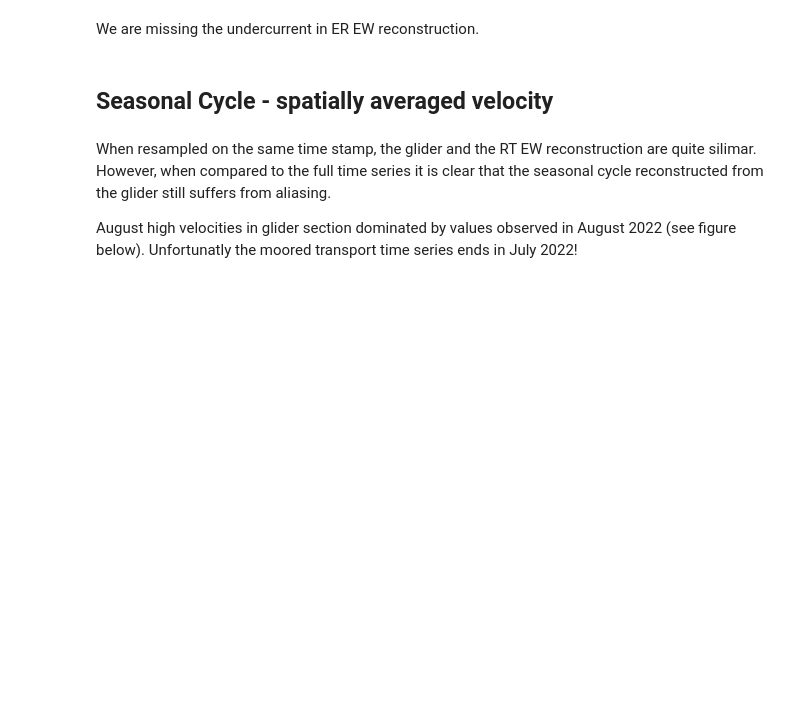
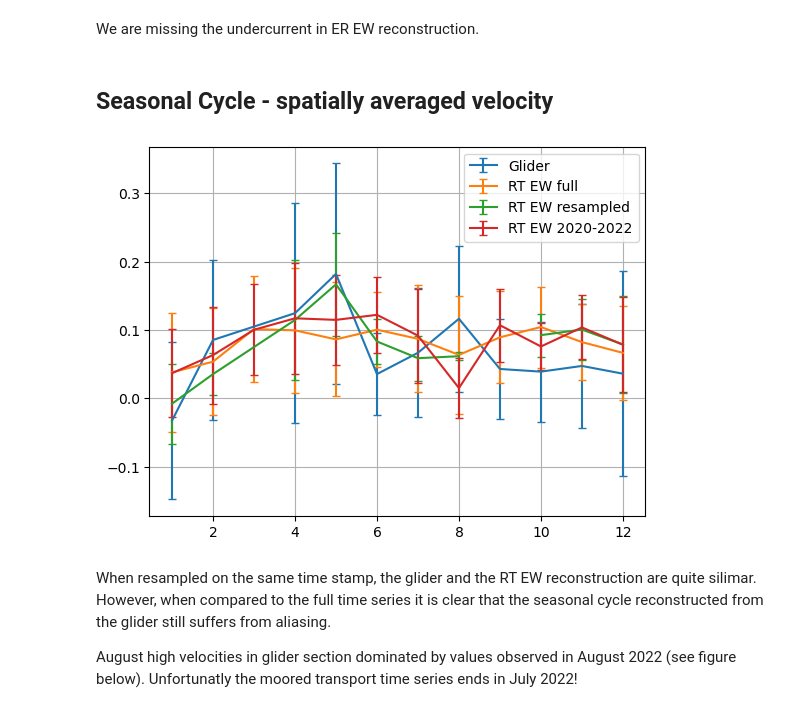
Before and after one commit to ScotMarPhys/Rockall_Trough_Transports, a Jupyter notebook: notebooks/2.1_Rockall_Trough_glider_EW_HEOF_2020_2023.ipynb, the cells around one changed output. Drawn from its saved outputs; the diff is of its cells as text; code cells hidden in the pictures; blank space fills up the shorter version.

```diff
--- a/notebooks/2.1_Rockall_Trough_glider_EW_HEOF_2020_2023.ipynb
+++ b/notebooks/2.1_Rockall_Trough_glider_EW_HEOF_2020_2023.ipynb
@@ -340,29 +134,31 @@ We are missing the undercurrent in ER EW reconstruction.
 # %%
 color='C0'
 m=ds_glider.vcur.groupby('time.month').mean(['time','lon','depth'])
 d=ds_glider.vcur.groupby('time.month').std('time').mean(['lon','depth'])
 plt.errorbar(m.month, m, yerr=d, fmt='-', capsize=3, capthick=1, color=color,label='Glider')
 
 color='C1'
-m = ds_q_RT.v_EW.groupby('TIME.month').mean(['TIME','lon_EW','depth'])
-d=ds_q_RT.v_EW.groupby('TIME.month').std('TIME').mean(['lon_EW','depth'])
+m = ds_q_RT.v.groupby('TIME.month').mean(['TIME','lon','depth'])
+d=ds_q_RT.v.groupby('TIME.month').std('TIME').mean(['lon','depth'])
 plt.errorbar(m.month, m, yerr=d, fmt='-', capsize=3, capthick=1, color=color,label='RT EW full')
 
 color='C2'
-m = ds_q_RT.v_EW.interp(TIME=ds_glider.time.values
-                ).groupby('TIME.month').mean(['TIME','lon_EW','depth'])
-d=ds_q_RT.v_EW.interp(TIME=ds_glider.time.values
-                ).groupby('TIME.month').std('TIME').mean(['lon_EW','depth'])
+m = ds_q_RT.v.interp(TIME=ds_glider.time.values
+                ).groupby('TIME.month').mean(['TIME','lon','depth'])
+d=ds_q_RT.v.interp(TIME=ds_glider.time.values
+                ).groupby('TIME.month').std('TIME').mean(['lon','depth'])
 plt.errorbar(m.month, m, yerr=d, fmt='-', capsize=3, capthick=1, color=color,label='RT EW resampled')
 
 color='C3'
-m = ds_q_RT.v_EW.sel(TIME=slice('2020',None)
-                ).groupby('TIME.month').mean(['TIME','lon_EW','depth'])
-d=ds_q_RT.v_EW.sel(TIME=slice('2020',None)
-                ).groupby('TIME.month').std('TIME').mean(['lon_EW','depth'])
+m = ds_q_RT.v.sel(TIME=slice('2020',None)
+                ).groupby('TIME.month').mean(['TIME','lon','depth'])
+d=ds_q_RT.v.sel(TIME=slice('2020',None)
+                ).groupby('TIME.month').std('TIME').mean(['lon','depth'])
 plt.errorbar(m.month, m, yerr=d, fmt='-', capsize=3, capthick=1, color=color,label='RT EW 2020-2022')
 plt.legend()
 plt.grid()
+# %% [output]
+[figure, added]
 # %% [markdown]
 When resampled on the same time stamp, the glider and the RT EW reconstruction are quite silimar. However, when compared to the full time series it is clear that the seasonal cycle reconstructed from the glider still suffers from aliasing.
 
```
Also changed, not shown: parts of 36 cells of this notebook.
